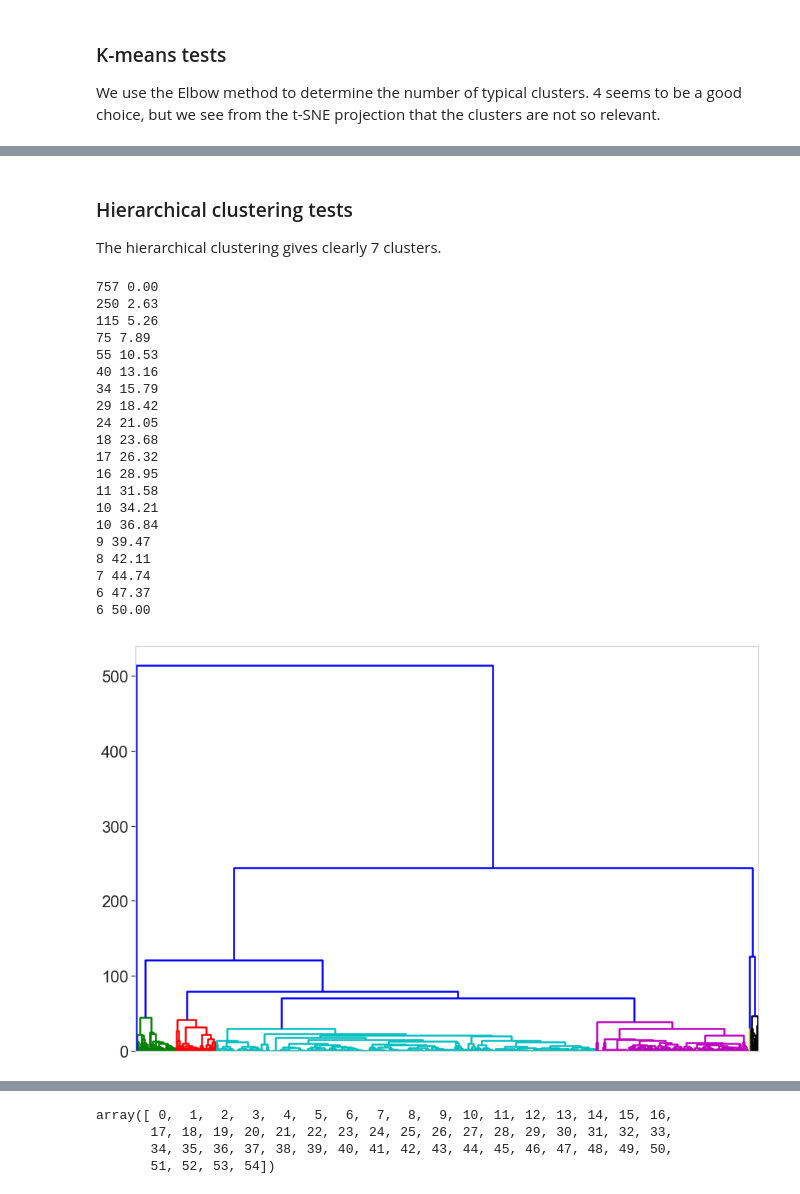
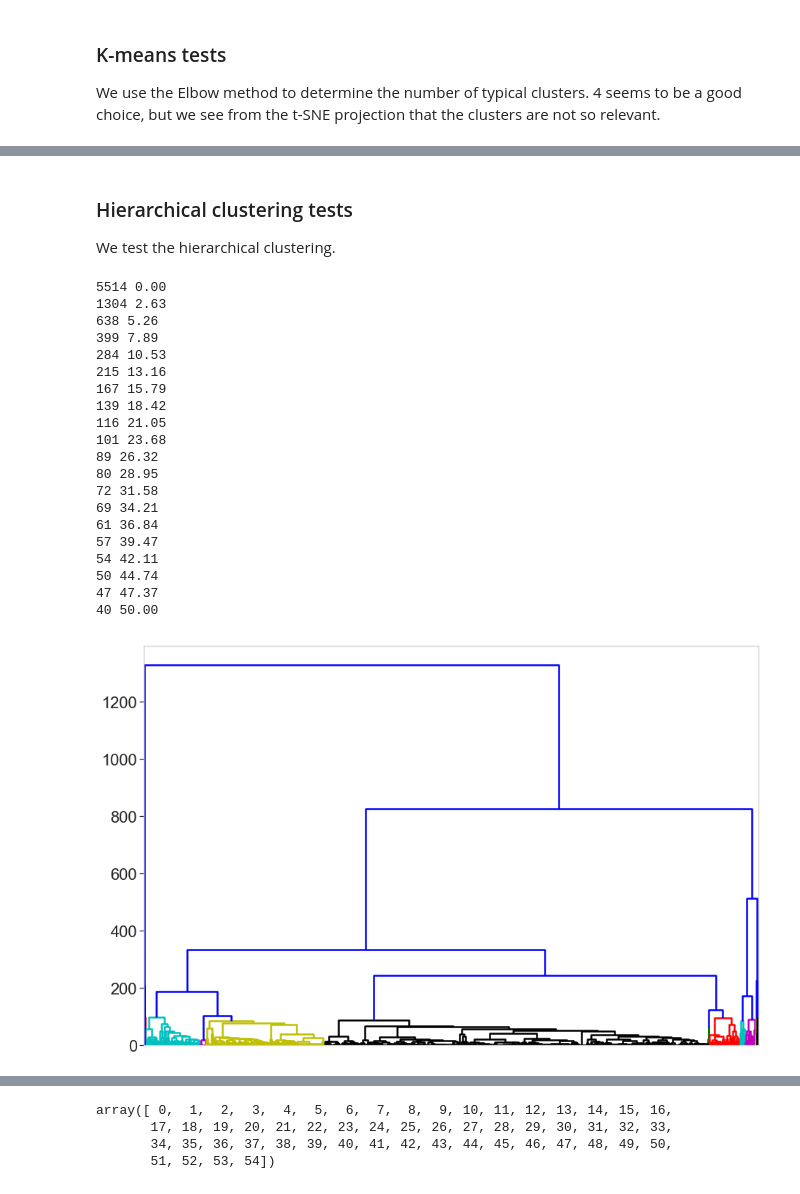
Before and after one commit to jcoupon/NOTAM-classifier, a Jupyter notebook: 3_Modelling/Modelling.ipynb, the cells around one changed output, grey strips where cells are left out. Cells and saved outputs as stored; diff of their text form; code cells hidden in the pictures.

Commit message:
update modelling

```diff
--- a/3_Modelling/Modelling.ipynb
+++ b/3_Modelling/Modelling.ipynb
@@ -44,8 +44,13 @@ import modelling
 ## Options
 # %%
 # options
-data_dir = '../0_data'
-path = data_dir+'/23-08-2018/clean.csv'
+data_dir = '../0_data/23-08-2018'
+
+# input file
+path = data_dir+'/clean.csv'
+
+# intermediate files to train
+# and build the model
 path_train = path.replace('.csv', '_train.csv')
 path_test = path.replace('.csv', '_test.csv')
 
@@ -319,5 +312,5 @@ if False:
     for k in range(1, 20):
         print(k)
         kmeans = KMeans(n_clusters=k, random_state=20091982)
-        kmeans.fit(X)
+        kmeans.fit(vector_train)
         inertia.append(kmeans.inertia_)
@@ -372,4 +400,4 @@ Plotting 9045 points with label Unimportant
 # %% [markdown]
 ### Hierarchical clustering tests
 
-The hierarchical clustering gives clearly 7 clusters.
+We test the hierarchical clustering.
@@ -385,34 +404,47 @@ Z = linkage(X_train_50[choice, :], 'ward')
+# %%
+# first we compute the hierarchical
+# clusters and distances
+# we only use a sub set for
+# this step as it is time consuming
+
+choice = np.random.choice(len(vector_train), size=10000)
+Z = linkage(vector_train[choice, :], 'ward')
 # %%
-# how many clusters with
-# larger distance than d
+# then we compute number of clusters
+# at each stage, or:
+# how many clusters are there with
+# larger distance than d?
+n_clusters_list = []
 for d in np.linspace(0, 50, 20):
-    print(sum(Z[:,2] > d), '{0:.2f}'.format(d))
+    n_clusters = sum(Z[:,2] > d)
+    print(n_clusters, '{0:.2f}'.format(d))
+    n_clusters_list.append(n_clusters)
 # %% [output]
-757 0.00
-250 2.63
-115 5.26
-75 7.89
-55 10.53
-40 13.16
-34 15.79
-29 18.42
-24 21.05
-18 23.68
-17 26.32
-16 28.95
-11 31.58
-10 34.21
-10 36.84
-9 39.47
-8 42.11
-7 44.74
-6 47.37
-6 50.00
+5514 0.00
+1304 2.63
+638 5.26
+399 7.89
+284 10.53
+215 13.16
+167 15.79
+139 18.42
+116 21.05
+101 23.68
+89 26.32
+80 28.95
+72 31.58
+69 34.21
+61 36.84
+57 39.47
+54 42.11
+50 44.74
+47 47.37
+40 50.00
 # %%
+# visualize the clusters
 fig, ax = plt.subplots(figsize=(15, 10))
-dn = dendrogram(Z, ax=ax, no_labels=True, color_threshold=50)
-
-#ax.tick_params(axis='y', which='major', labelsize=15)
+dn = dendrogram(Z, ax=ax, no_labels=True, color_threshold=100)
 ax.grid(False)
+None
 # %% [output]
-[figure, old version]
+[figure, new version]
```
Also changed, not shown: parts of 33 cells of this notebook, 14 other files.
